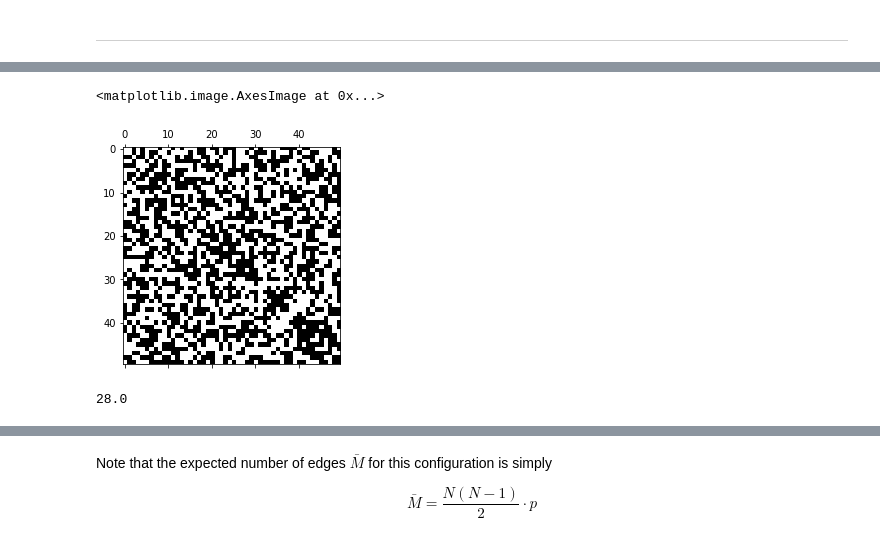
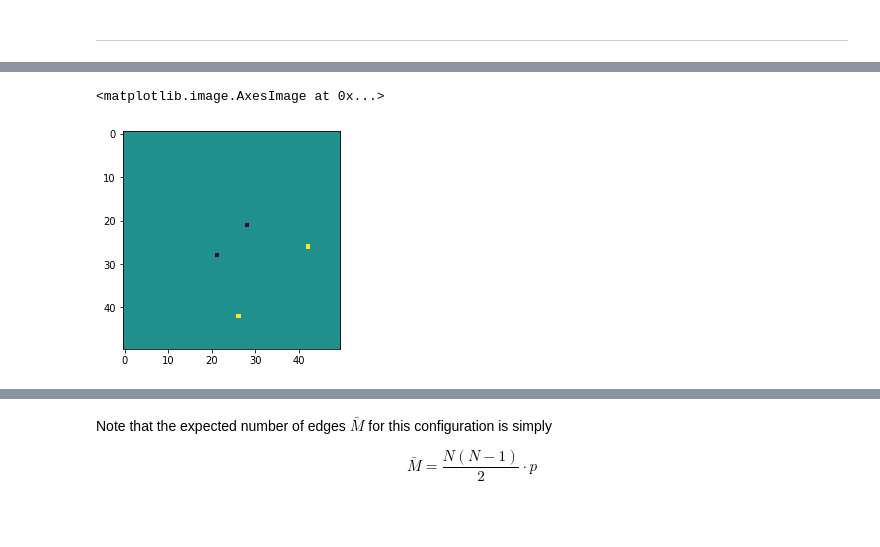
Before and after one commit to ubsuny/MC_RandomNetworks-RaspiZero, a Jupyter notebook: create_networks.ipynb, the cells around one changed output, grey strips where cells are left out. Cells and saved outputs as stored; diff of their text form; code cells hidden in the pictures; blank space fills up the shorter version.

```diff
--- a/create_networks.ipynb
+++ b/create_networks.ipynb
@@ -5,5 +5,3 @@
 # %%
 import numpy as np
 from matplotlib import pyplot as plt
-# %%
-N = 100
@@ -66,3 +99,5 @@ class Erdos_Renyi_GNP:
 # %%
 N = 50; p = 0.5
 g0 = Erdos_Renyi_GNP(N, p)
+# %%
+A0 = g0.A.copy()
@@ -69,9 +106,5 @@ g0 = Erdos_Renyi_GNP(N, p)
 # %%
-plt.spy(g0.A)
+plt.imshow(A0 - g0.A)
 # %% [output]
 <matplotlib.image.AxesImage at 0x...>
-[figure, old version]
+[figure, new version]
-# %%
-g0.M
-# %% [output]
-28.0
```
Also changed, not shown: parts of 10 cells of this notebook.
